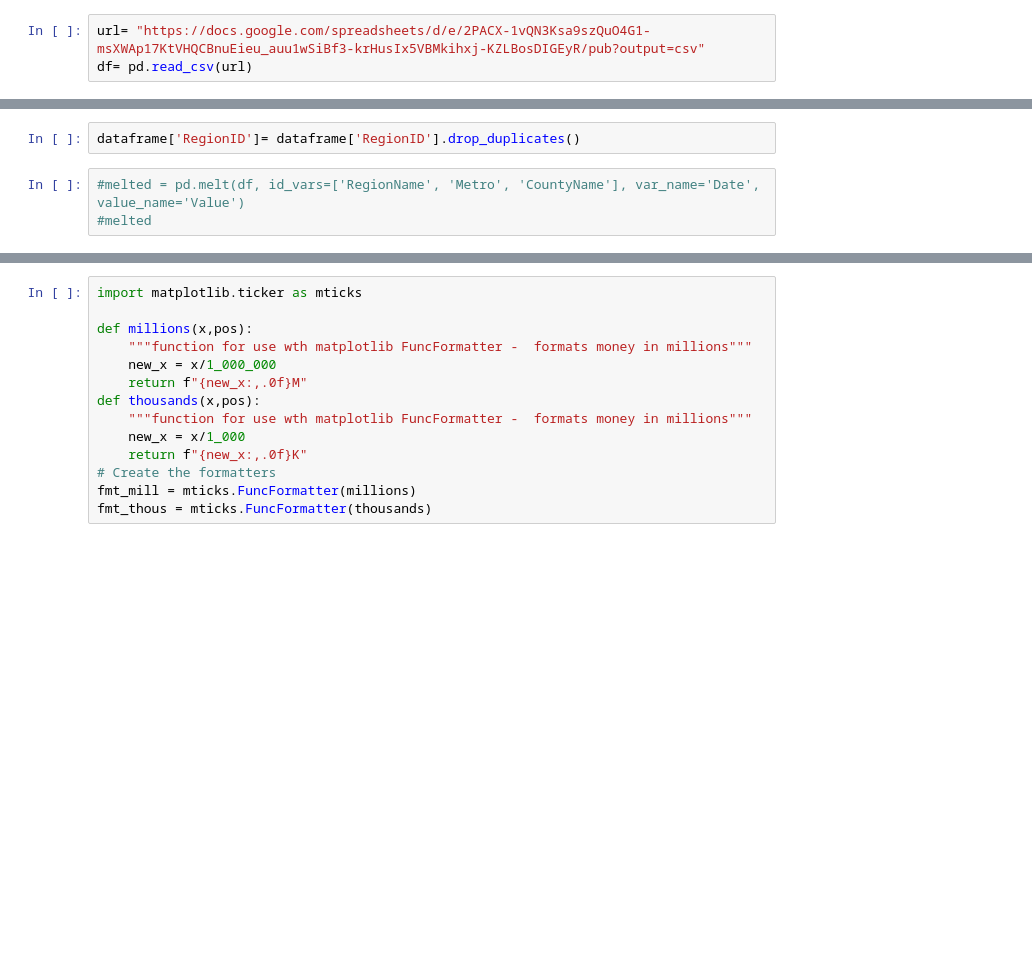
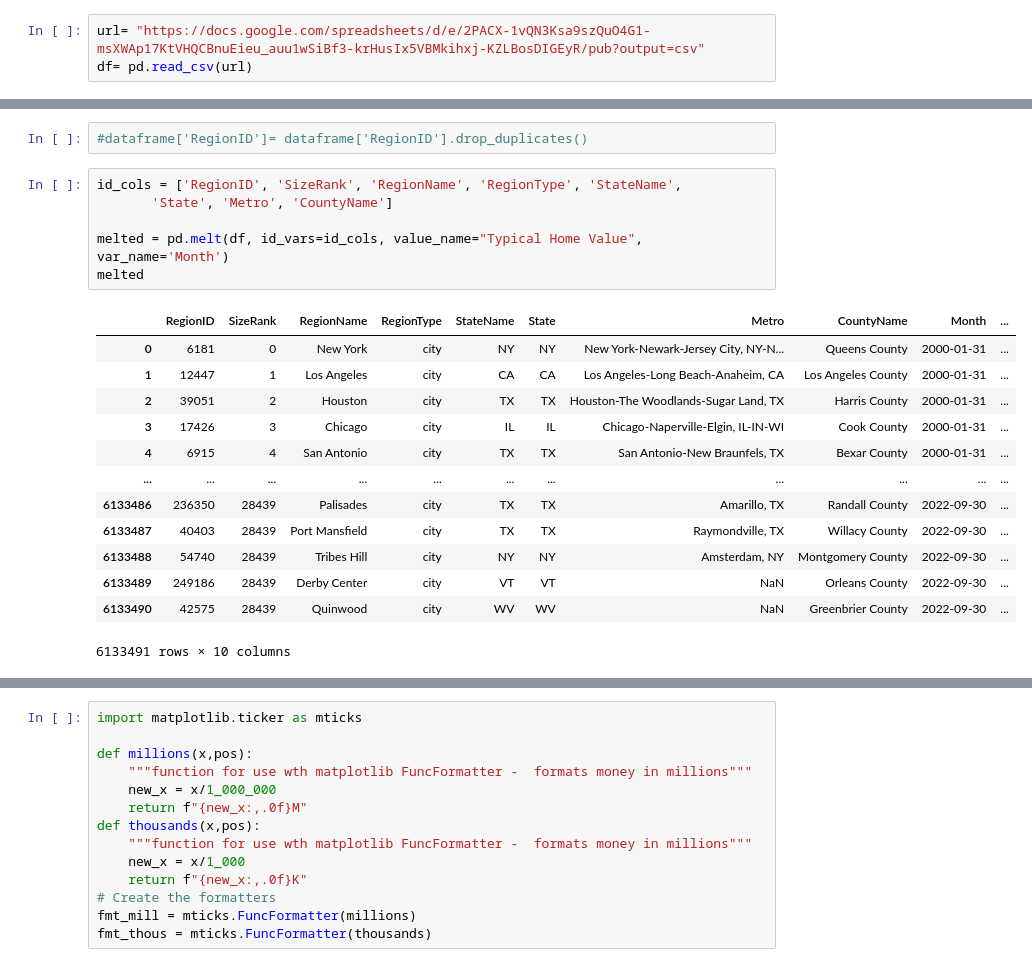
Before and after one commit to sof2401/Data-Visualization, a Jupyter notebook: Gridsearch SARIMA Models (Core).ipynb, the cells around one changed output, grey strips where cells are left out. Saved outputs shown, nothing was run; the diff lists cells and outputs as text; blank space fills up the shorter version.

```diff
--- a/Gridsearch SARIMA Models (Core).ipynb
+++ b/Gridsearch SARIMA Models (Core).ipynb
@@ -137,5 +151,22 @@ dataframe
 # %%
-dataframe['RegionID']= dataframe['RegionID'].drop_duplicates()
+#dataframe['RegionID']= dataframe['RegionID'].drop_duplicates()
-# %%
-#melted = pd.melt(df, id_vars=['RegionName', 'Metro', 'CountyName'], var_name='Date', value_name='Value')
-#melted
+# %%
+id_cols = ['RegionID', 'SizeRank', 'RegionName', 'RegionType', 'StateName',
+       'State', 'Metro', 'CountyName']
+
+melted = pd.melt(df, id_vars=id_cols, value_name="Typical Home Value", var_name='Month')
+melted
+# %% [output]
+|  | RegionID | SizeRank | RegionName | RegionType | StateName | State | Metro | CountyName | Month | ... |
+| 0 | 6181 | 0 | New York | city | NY | NY | New York-Newark-Jersey City, NY-N... | Queens County | 2000-01-31 | ... |
+| 1 | 12447 | 1 | Los Angeles | city | CA | CA | Los Angeles-Long Beach-Anaheim, CA | Los Angeles County | 2000-01-31 | ... |
+| 2 | 39051 | 2 | Houston | city | TX | TX | Houston-The Woodlands-Sugar Land, TX | Harris County | 2000-01-31 | ... |
+| 3 | 17426 | 3 | Chicago | city | IL | IL | Chicago-Naperville-Elgin, IL-IN-WI | Cook County | 2000-01-31 | ... |
+| 4 | 6915 | 4 | San Antonio | city | TX | TX | San Antonio-New Braunfels, TX | Bexar County | 2000-01-31 | ... |
+| ... | ... | ... | ... | ... | ... | ... | ... | ... | ... | ... |
+| 6133486 | 236350 | 28439 | Palisades | city | TX | TX | Amarillo, TX | Randall County | 2022-09-30 | ... |
+| 6133487 | 40403 | 28439 | Port Mansfield | city | TX | TX | Raymondville, TX | Willacy County | 2022-09-30 | ... |
+| 6133488 | 54740 | 28439 | Tribes Hill | city | NY | NY | Amsterdam, NY | Montgomery County | 2022-09-30 | ... |
+| 6133489 | 249186 | 28439 | Derby Center | city | VT | VT | NaN | Orleans County | 2022-09-30 | ... |
+| 6133490 | 42575 | 28439 | Quinwood | city | WV | WV | NaN | Greenbrier County | 2022-09-30 | ... |
+6133491 rows × 10 columns
```
Also changed, not shown: parts of 12 cells of this notebook, 1 other file.
